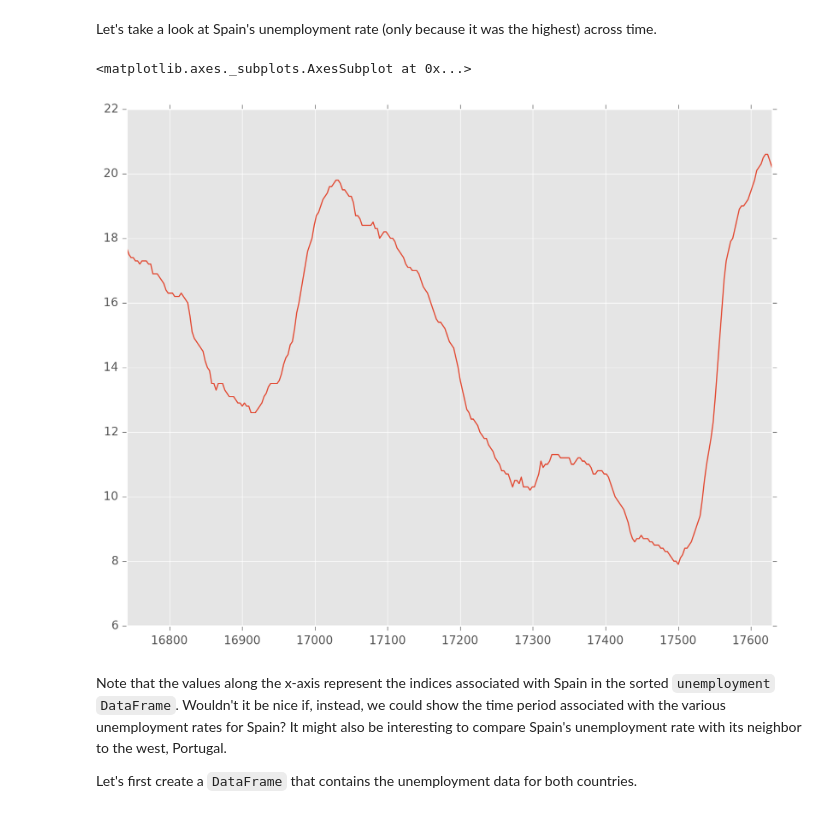
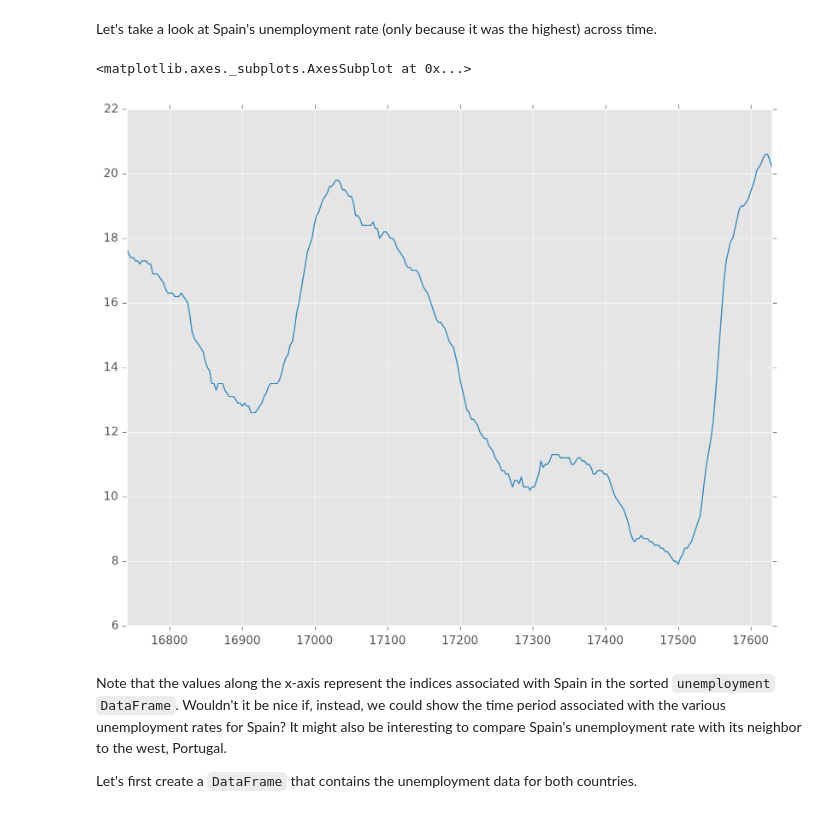
Before and after one commit to dlab-berkeley/Python-Data-Wrangling-Legacy, a Jupyter notebook: introduction-to-pandas.ipynb, the cells around one changed output. Cells and saved outputs as stored; diff of their text form; code cells hidden in the pictures.

Commit message:
Added section on exporting data; updated line color in first plot

```diff
--- a/introduction-to-pandas.ipynb
+++ b/introduction-to-pandas.ipynb
@@ -552,10 +580,10 @@ Let's take a look at Spain's unemployment rate (only because it was the highest)
 spain = unemployment[(unemployment['name_en'] == 'Spain') &
                      (unemployment['seasonality'] == 'sa')]
 # %%
-spain['unemployment_rate'].plot(figsize=(10, 8))
+spain['unemployment_rate'].plot(figsize=(10, 8), color='#348ABD')
 # %% [output]
 <matplotlib.axes._subplots.AxesSubplot at 0x...>
-[figure, old version]
+[figure, new version]
 # %% [markdown]
 Note that the values along the x-axis represent the indices associated with Spain in the sorted `unemployment` `DataFrame`. Wouldn't it be nice if, instead, we could show the time period associated with the various unemployment rates for Spain? It might also be interesting to compare Spain's unemployment rate with its neighbor to the west, Portugal.
 
```
Also changed, not shown: parts of 9 cells of this notebook.
